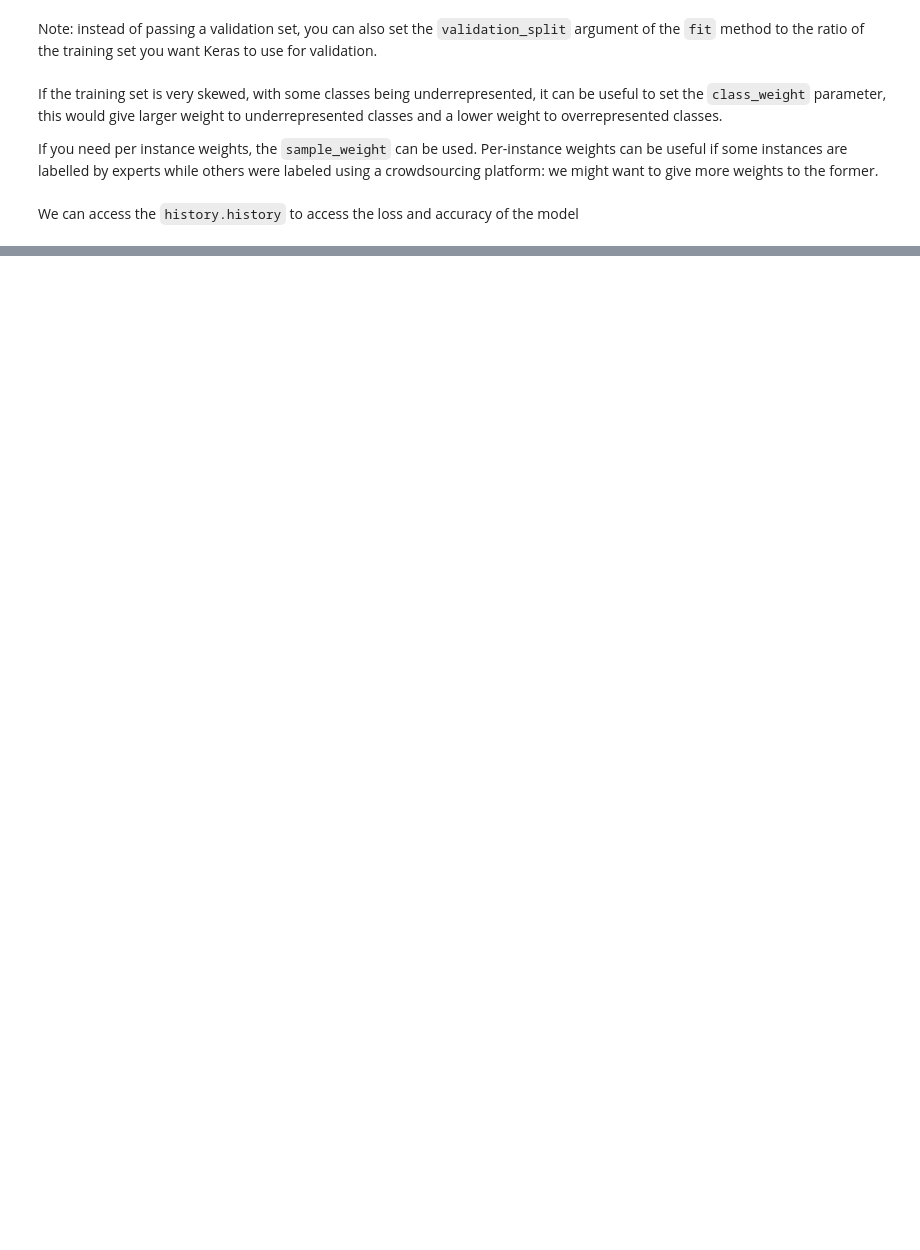
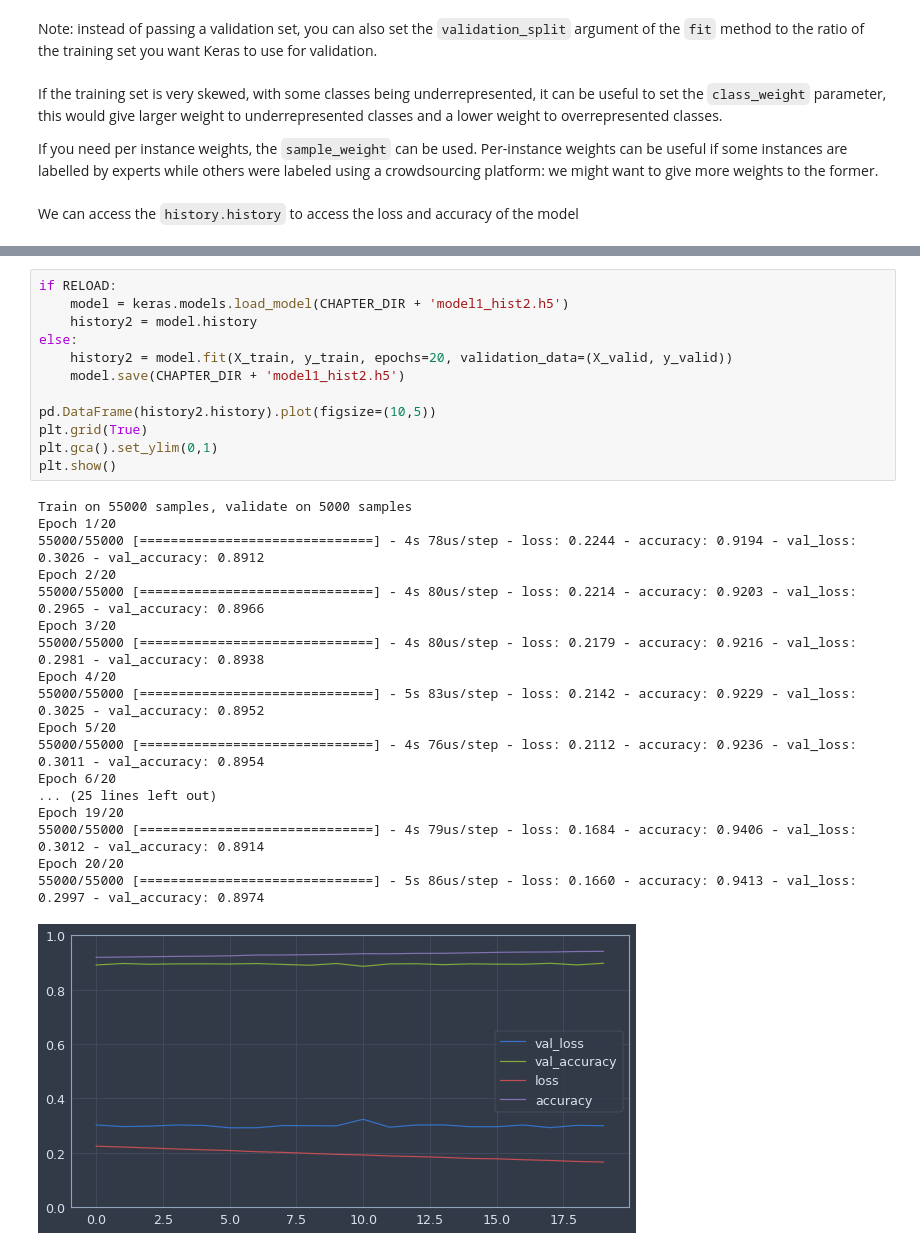
Before and after one commit to amaralcs/homl, a Jupyter notebook: 10_intro_to_artificial_neural_networks_with_keras.ipynb, the cells around one changed output, grey strips where cells are left out. Cells and saved outputs as stored; diff of their text form; blank space fills up the shorter version.

```diff
--- a/10_intro_to_artificial_neural_networks_with_keras.ipynb
+++ b/10_intro_to_artificial_neural_networks_with_keras.ipynb
@@ -311,0 +313,31 @@ The validation error is computed at the *end* of each epoch while the training e
+# %%
+if RELOAD:
+    model = keras.models.load_model(CHAPTER_DIR + 'model1_hist2.h5')
+    history2 = model.history
+else:
+    history2 = model.fit(X_train, y_train, epochs=20, validation_data=(X_valid, y_valid))
+    model.save(CHAPTER_DIR + 'model1_hist2.h5')
+
+pd.DataFrame(history2.history).plot(figsize=(10,5))
+plt.grid(True)
+plt.gca().set_ylim(0,1)
+plt.show()
+# %% [output]
+Train on 55000 samples, validate on 5000 samples
+Epoch 1/20
+55000/55000 [==============================] - 4s 78us/step - loss: 0.2244 - accuracy: 0.9194 - val_loss: 0.3026 - val_accuracy: 0.8912
+Epoch 2/20
+55000/55000 [==============================] - 4s 80us/step - loss: 0.2214 - accuracy: 0.9203 - val_loss: 0.2965 - val_accuracy: 0.8966
+Epoch 3/20
+55000/55000 [==============================] - 4s 80us/step - loss: 0.2179 - accuracy: 0.9216 - val_loss: 0.2981 - val_accuracy: 0.8938
+Epoch 4/20
+55000/55000 [==============================] - 5s 83us/step - loss: 0.2142 - accuracy: 0.9229 - val_loss: 0.3025 - val_accuracy: 0.8952
+Epoch 5/20
+55000/55000 [==============================] - 4s 76us/step - loss: 0.2112 - accuracy: 0.9236 - val_loss: 0.3011 - val_accuracy: 0.8954
+Epoch 6/20
+... (25 lines left out)
+Epoch 19/20
+55000/55000 [==============================] - 4s 79us/step - loss: 0.1684 - accuracy: 0.9406 - val_loss: 0.3012 - val_accuracy: 0.8914
+Epoch 20/20
+55000/55000 [==============================] - 5s 86us/step - loss: 0.1660 - accuracy: 0.9413 - val_loss: 0.2997 - val_accuracy: 0.8974
+[figure, added]
```
Also changed, not shown: parts of 60 cells of this notebook.
